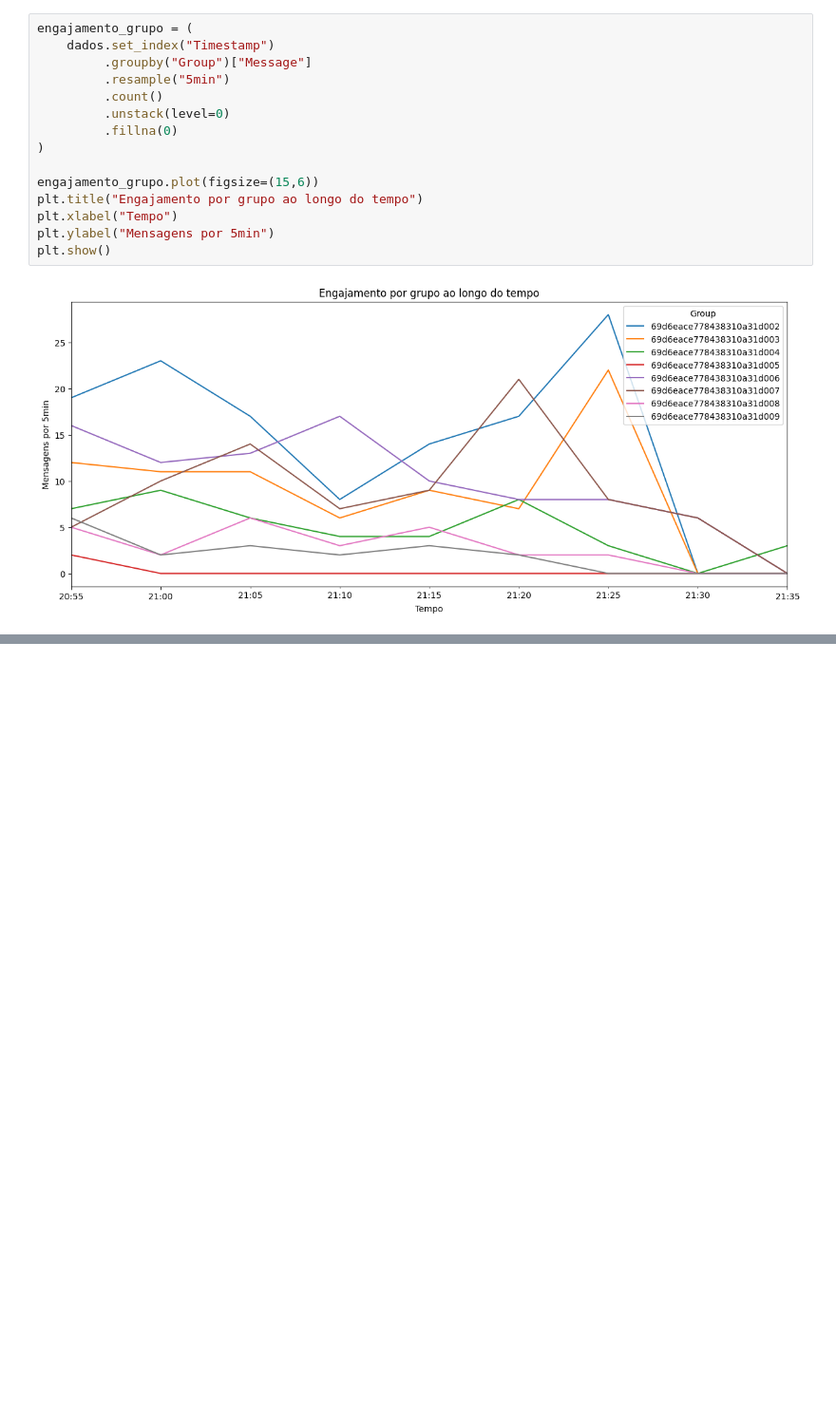
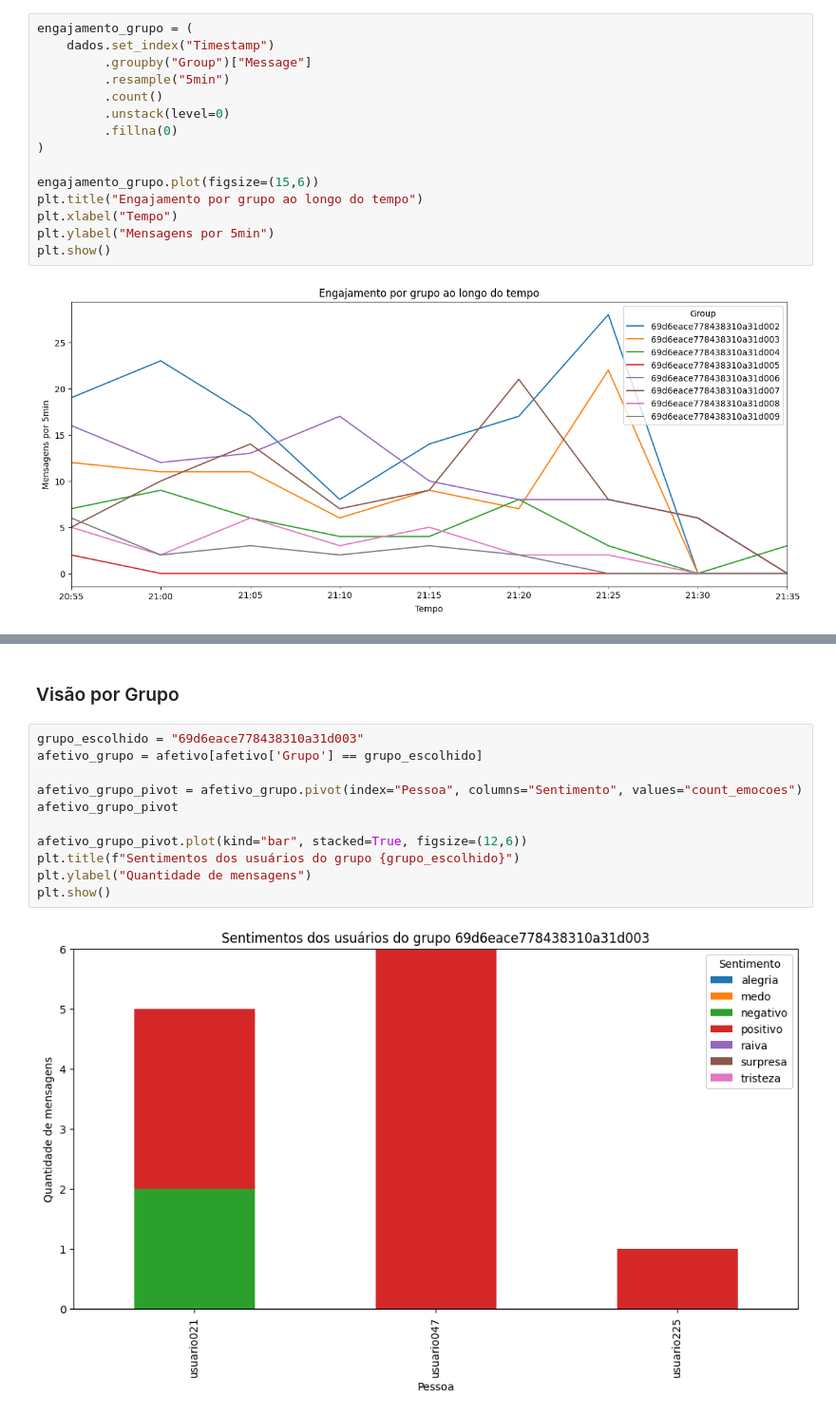
Before and after one commit to Silas-ER/ai_analytics, a Jupyter notebook: learning_analytics/data.ipynb, the cells around one changed output, grey strips where cells are left out. Shown at 95% size. Cells and saved outputs as stored; diff of their text form; blank space fills up the shorter version.

```diff
--- a/learning_analytics/data.ipynb
+++ b/learning_analytics/data.ipynb
@@ -173,0 +219,15 @@ engajamento_A_pivotado = engajamento_A.pivot(index="Pessoa", columns="Sentimento
+# %% [markdown]
+### Visão por Grupo
+# %%
+grupo_escolhido = "69d6eace778438310a31d003"
+afetivo_grupo = afetivo[afetivo['Grupo'] == grupo_escolhido]
+
+afetivo_grupo_pivot = afetivo_grupo.pivot(index="Pessoa", columns="Sentimento", values="count_emocoes")
+afetivo_grupo_pivot
+
+afetivo_grupo_pivot.plot(kind="bar", stacked=True, figsize=(12,6))
+plt.title(f"Sentimentos dos usuários do grupo {grupo_escolhido}")
+plt.ylabel("Quantidade de mensagens")
+plt.show()
+# %% [output]
+[figure, added]
```
Also changed, not shown: parts of 16 cells of this notebook.
